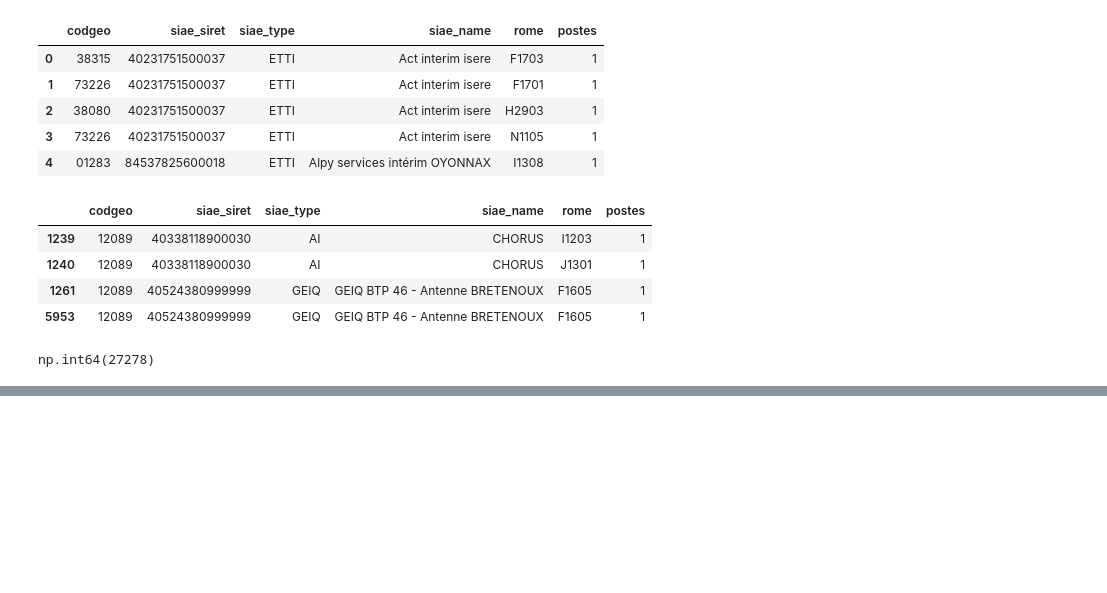
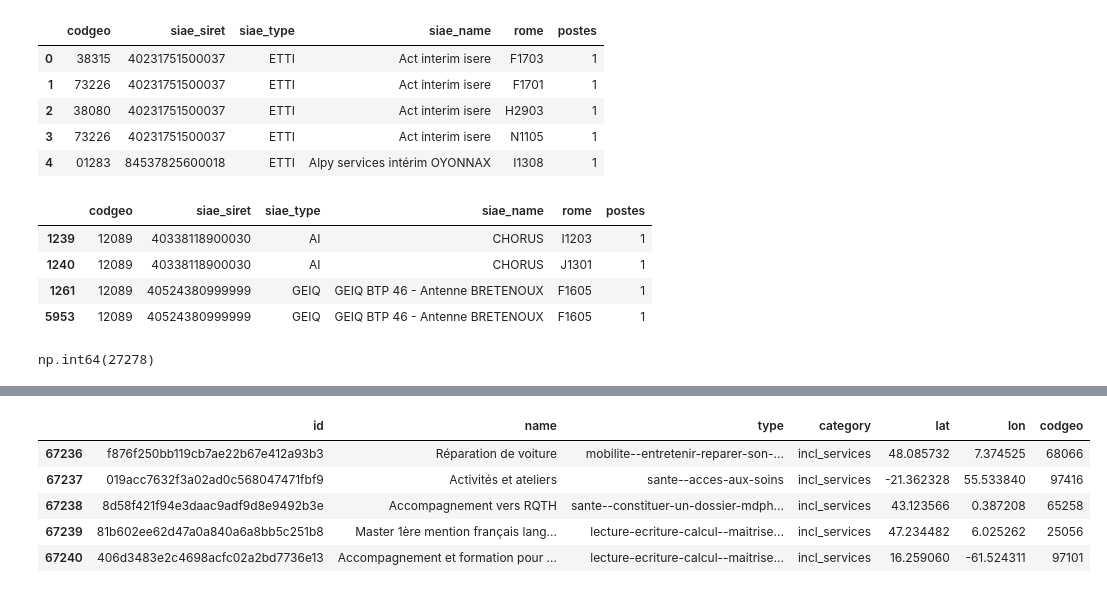
Before and after one commit to jbesan/13_odis_stream2, a Jupyter notebook: notebooks/odis_check_data.ipynb, the cells around one changed output, grey strips where cells are left out. Saved outputs shown, nothing was run; the diff lists cells and outputs as text; code cells hidden in the pictures; blank space fills up the shorter version.

```diff
--- a/notebooks/odis_check_data.ipynb
+++ b/notebooks/odis_check_data.ipynb
@@ -862,0 +912,10 @@ np.int64(27278)
+# %%
+incl_services = odis_pois[odis_pois.category == 'incl_services']
+incl_services.head()
+# %% [output]
+|  | id | name | type | category | lat | lon | codgeo |
+| 67236 | f876f250bb119cb7ae22b67e412a93b3 | Réparation de voiture | mobilite--entretenir-reparer-son-... | incl_services | 48.085732 | 7.374525 | 68066 |
+| 67237 | 019acc7632f3a02ad0c568047471fbf9 | Activités et ateliers | sante--acces-aux-soins | incl_services | -21.362328 | 55.533840 | 97416 |
+| 67238 | 8d58f421f94e3daac9adf9d8e9492b3e | Accompagnement vers RQTH | sante--constituer-un-dossier-mdph... | incl_services | 43.123566 | 0.387208 | 65258 |
+| 67239 | 81b602ee62d47a0a840a6a8bb5c251b8 | Master 1ère mention français lang... | lecture-ecriture-calcul--maitrise... | incl_services | 47.234482 | 6.025262 | 25056 |
+| 67240 | 406d3483e2c4698acfc02a2bd7736e13 | Accompagnement et formation pour ... | lecture-ecriture-calcul--maitrise... | incl_services | 16.259060 | -61.524311 | 97101 |
```
Also changed, not shown: parts of 14 cells of this notebook, 20 other files.
